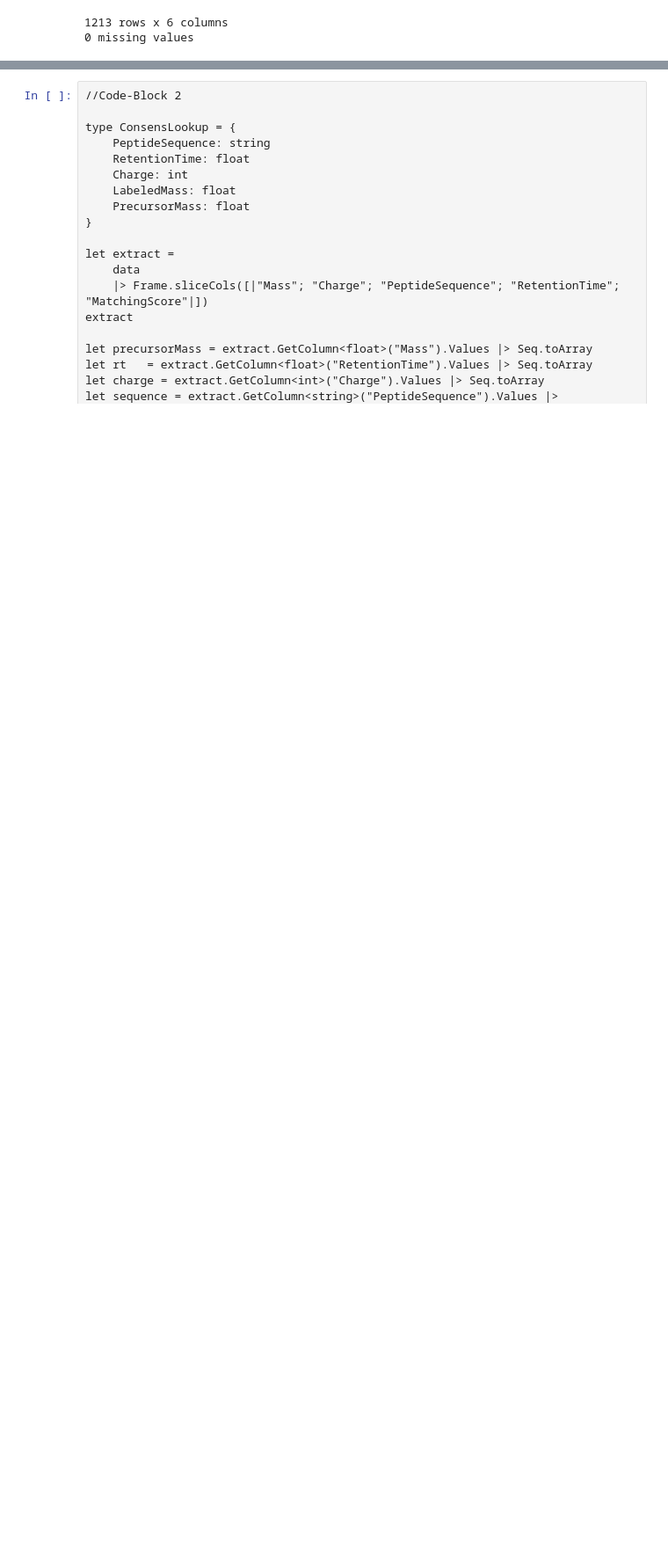
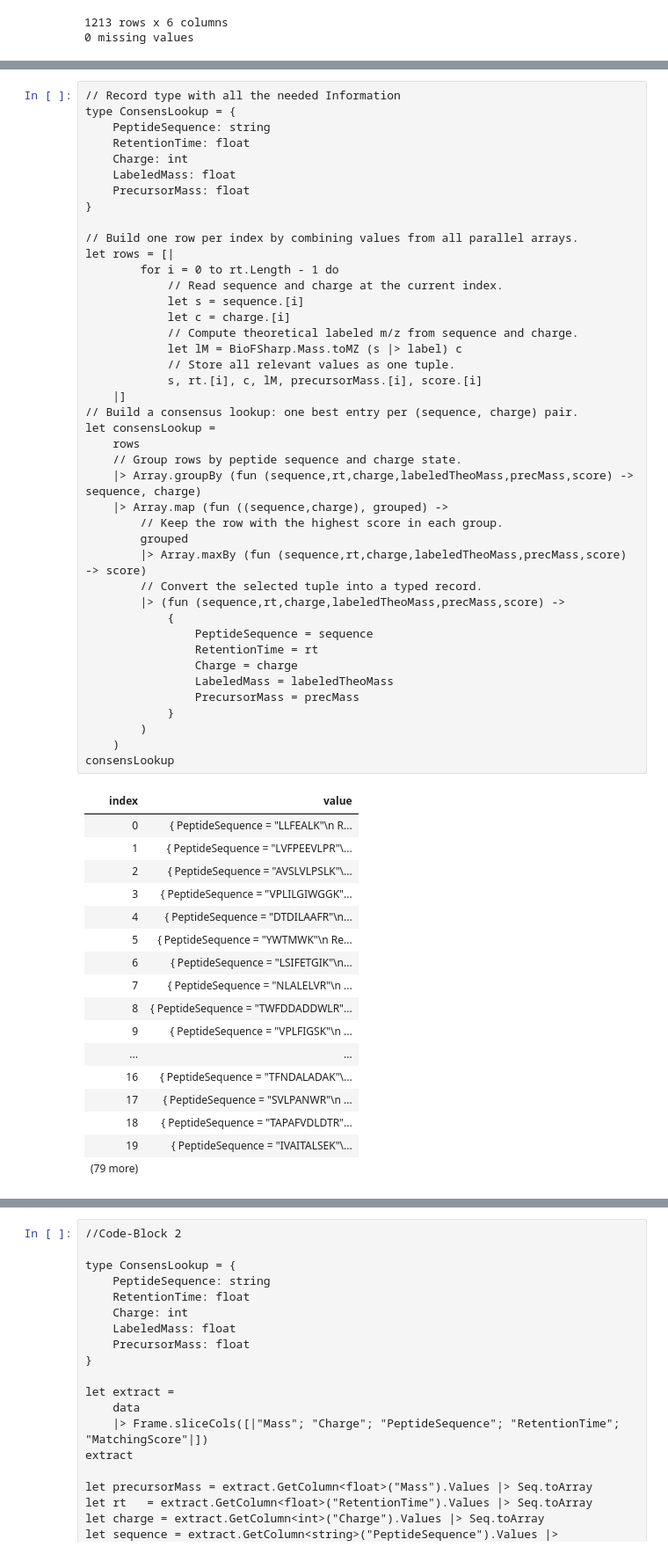
Before and after one commit to paulineHans/BIO-BTE-06-L-7, a Jupyter notebook: Notebooks/NB05a_Quantification.ipynb, the cells around one changed output, grey strips where cells are left out. Shown at 88% size. Cells and saved outputs as stored; diff of their text form; blank space fills up the shorter version.

```diff
--- a/Notebooks/NB05a_Quantification.ipynb
+++ b/Notebooks/NB05a_Quantification.ipynb
@@ -251,0 +248,60 @@ let substractBaseLine (yData:float []) =
+# %%
+// Record type with all the needed Information
+type ConsensLookup = {
+    PeptideSequence: string
+    RetentionTime: float
+    Charge: int
+    LabeledMass: float
+    PrecursorMass: float
+}
+
+// Build one row per index by combining values from all parallel arrays.
+let rows = [|
+        for i = 0 to rt.Length - 1 do
+            // Read sequence and charge at the current index.
+            let s = sequence.[i]
+            let c = charge.[i]
+            // Compute theoretical labeled m/z from sequence and charge.
+            let lM = BioFSharp.Mass.toMZ (s |> label) c
+            // Store all relevant values as one tuple.
+            s, rt.[i], c, lM, precursorMass.[i], score.[i]
+    |]
+// Build a consensus lookup: one best entry per (sequence, charge) pair.
+let consensLookup =
+    rows
+    // Group rows by peptide sequence and charge state.
+    |> Array.groupBy (fun (sequence,rt,charge,labeledTheoMass,precMass,score) -> sequence, charge)
+    |> Array.map (fun ((sequence,charge), grouped) ->
+        // Keep the row with the highest score in each group.
+        grouped
+        |> Array.maxBy (fun (sequence,rt,charge,labeledTheoMass,precMass,score) -> score)
+        // Convert the selected tuple into a typed record.
+        |> (fun (sequence,rt,charge,labeledTheoMass,precMass,score) ->
+            {
+                PeptideSequence = sequence
+                RetentionTime = rt
+                Charge = charge
+                LabeledMass = labeledTheoMass
+                PrecursorMass = precMass
+            }
+        )
+    )
+consensLookup
+# %% [output]
+| index | value |
+| 0 | { PeptideSequence = "LLFEALK"\n R... |
+| 1 | { PeptideSequence = "LVFPEEVLPR"\... |
+| 2 | { PeptideSequence = "AVSLVLPSLK"\... |
+| 3 | { PeptideSequence = "VPLILGIWGGK"... |
+| 4 | { PeptideSequence = "DTDILAAFR"\n... |
+| 5 | { PeptideSequence = "YWTMWK"\n Re... |
+| 6 | { PeptideSequence = "LSIFETGIK"\n... |
+| 7 | { PeptideSequence = "NLALELVR"\n ... |
+| 8 | { PeptideSequence = "TWFDDADDWLR"... |
+| 9 | { PeptideSequence = "VPLFIGSK"\n ... |
+| ... | ... |
+| 16 | { PeptideSequence = "TFNDALADAK"\... |
+| 17 | { PeptideSequence = "SVLPANWR"\n ... |
+| 18 | { PeptideSequence = "TAPAFVDLDTR"... |
+| 19 | { PeptideSequence = "IVAITALSEK"\... |
+| (79 more) |  |
```
Also changed, not shown: parts of 19 cells of this notebook.
